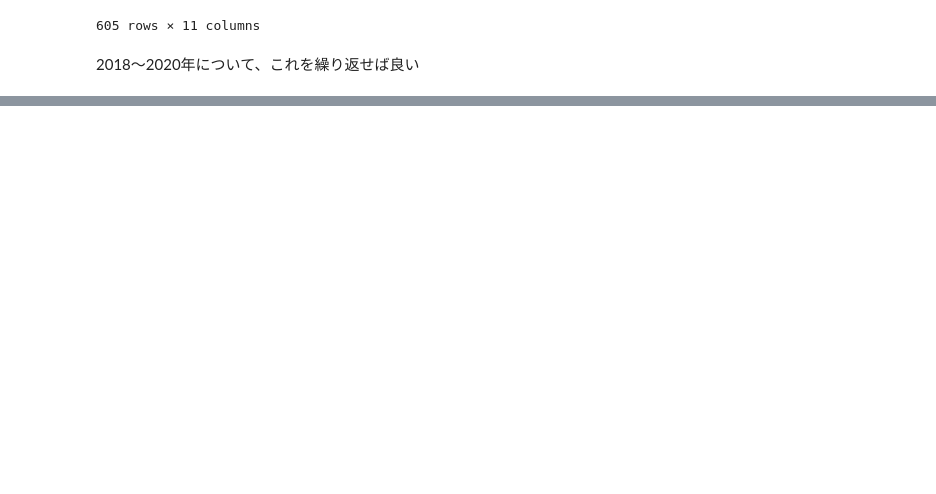
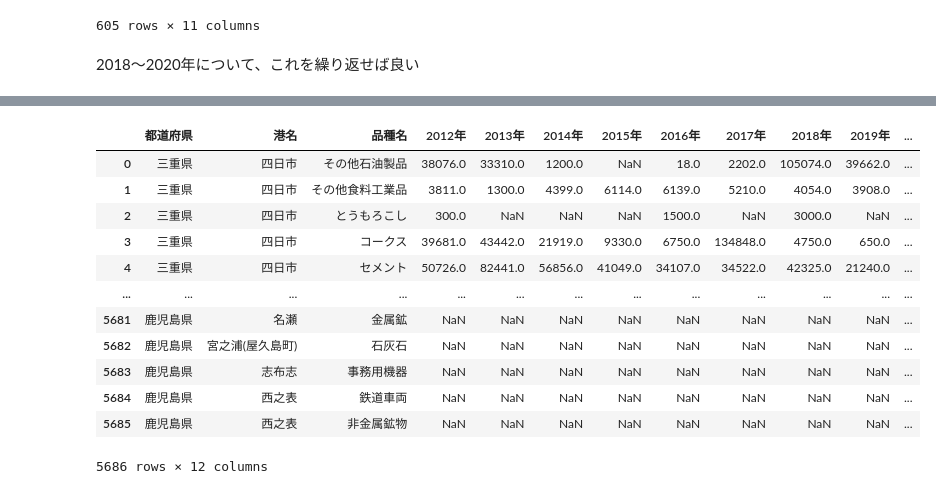
Before and after one commit to dicechick373/dicechick373, a Jupyter notebook: 播磨臨海地域の特徴.ipynb, the cells around one changed output, grey strips where cells are left out. Drawn from its saved outputs; the diff is of its cells as text; code cells hidden in the pictures; blank space fills up the shorter version.

```diff
--- a/播磨臨海地域の特徴.ipynb
+++ b/播磨臨海地域の特徴.ipynb
@@ -276,0 +436,29 @@ df
+# %%
+params_immigration = [
+    { 'time' : '2012年' , 'url' : 'https://www.mlit.go.jp/common/001277674.xls' },
+    { 'time' : '2013年' , 'url' : 'https://www.mlit.go.jp/common/001277690.xls' },
+    { 'time' : '2014年' , 'url' : 'https://www.mlit.go.jp/common/001277705.xls' },
+    { 'time' : '2015年' , 'url' : 'https://www.mlit.go.jp/common/001380154.xlsx' },
+    { 'time' : '2016年' , 'url' : 'https://www.mlit.go.jp/common/001380116.xlsx' },
+    { 'time' : '2017年' , 'url' : 'https://www.mlit.go.jp/k-toukei/content/001448523.xlsx' },
+    { 'time' : '2018年' , 'url' : 'https://www.mlit.go.jp/k-toukei/content/001448548.xlsx' },
+    { 'time' : '2019年' , 'url' : 'https://www.mlit.go.jp/k-toukei/content/001448585.xlsx' },
+    { 'time' : '2020年' , 'url' : 'https://www.mlit.go.jp/k-toukei/content/001448040.xlsx' },
+]
+# %%
+df_immigration = get_merge_dataframe(params_immigration)
+df_immigration
+# %% [output]
+|  | 都道府県 | 港名 | 品種名 | 2012年 | 2013年 | 2014年 | 2015年 | 2016年 | 2017年 | 2018年 | 2019年 | ... |
+| 0 | 三重県 | 四日市 | その他石油製品 | 38076.0 | 33310.0 | 1200.0 | NaN | 18.0 | 2202.0 | 105074.0 | 39662.0 | ... |
+| 1 | 三重県 | 四日市 | その他食料工業品 | 3811.0 | 1300.0 | 4399.0 | 6114.0 | 6139.0 | 5210.0 | 4054.0 | 3908.0 | ... |
+| 2 | 三重県 | 四日市 | とうもろこし | 300.0 | NaN | NaN | NaN | 1500.0 | NaN | 3000.0 | NaN | ... |
+| 3 | 三重県 | 四日市 | コークス | 39681.0 | 43442.0 | 21919.0 | 9330.0 | 6750.0 | 134848.0 | 4750.0 | 650.0 | ... |
+| 4 | 三重県 | 四日市 | セメント | 50726.0 | 82441.0 | 56856.0 | 41049.0 | 34107.0 | 34522.0 | 42325.0 | 21240.0 | ... |
+| ... | ... | ... | ... | ... | ... | ... | ... | ... | ... | ... | ... | ... |
+| 5681 | 鹿児島県 | 名瀬 | 金属鉱 | NaN | NaN | NaN | NaN | NaN | NaN | NaN | NaN | ... |
+| 5682 | 鹿児島県 | 宮之浦(屋久島町) | 石灰石 | NaN | NaN | NaN | NaN | NaN | NaN | NaN | NaN | ... |
+| 5683 | 鹿児島県 | 志布志 | 事務用機器 | NaN | NaN | NaN | NaN | NaN | NaN | NaN | NaN | ... |
+| 5684 | 鹿児島県 | 西之表 | 鉄道車両 | NaN | NaN | NaN | NaN | NaN | NaN | NaN | NaN | ... |
+| 5685 | 鹿児島県 | 西之表 | 非金属鉱物 | NaN | NaN | NaN | NaN | NaN | NaN | NaN | NaN | ... |
+5686 rows × 12 columns
```
Also changed, not shown: parts of 24 cells of this notebook.
